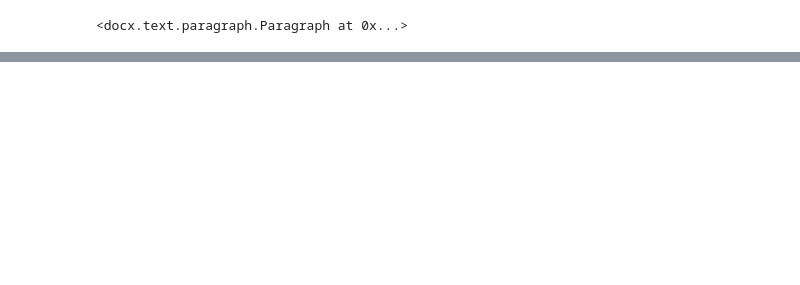
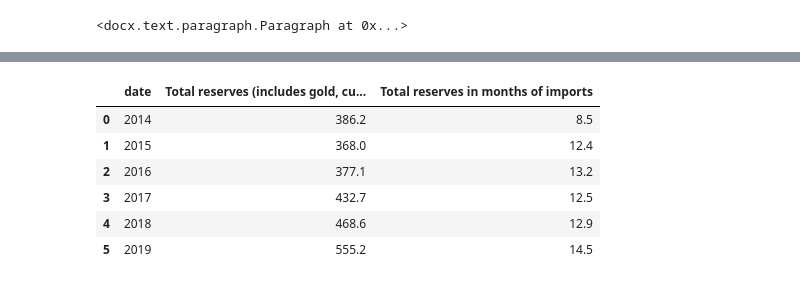
Before and after one commit to jessonpagaduan/ADO-Russia, a Jupyter notebook: RUS-ADO.ipynb, the cells around one changed output, grey strips where cells are left out. Drawn from its saved outputs; the diff is of its cells as text; code cells hidden in the pictures; blank space fills up the shorter version.

Commit message:
Add latest version of the script

```diff
--- a/RUS-ADO.ipynb
+++ b/RUS-ADO.ipynb
@@ -57,0 +357,36 @@ df_gdp
+# %%
+# Create dictionary of foreign exchange reserves indicator
+reserves = {'FI.RES.TOTL.CD': 'Total reserves (includes gold, current USD)',
+            'FI.RES.TOTL.MO': 'Total reserves in months of imports'}
+
+# Set the time period
+data_date = dt.datetime(2019, 1, 1), dt.datetime(2014, 1, 1)
+
+# Scrape the data from WB API
+df_reserves = wb.get_dataframe(indicators=reserves, country=country, data_date=data_date, source=2)
+
+# Sort dataframe according to year
+df_reserves = df_reserves.reset_index().sort_values(by='date').reset_index(drop=True)
+
+# Express reserves in terms of billions
+
+df_reserves.iloc[:, 1] = df_reserves.iloc[:, 1] / 1e9
+
+# Round values to one decimal place
+df_reserves = df_reserves.round(1)
+
+# Set placeholders
+reserves_latest = df_reserves.iat[-1, 1]
+reserves_imports_latest = df_reserves.iat[-1, 2]
+strong, weak = reserves_imports_latest >= 12, reserves_imports_latest < 12
+f_string = 'strong' if strong else 'weak'
+# %%
+df_reserves
+# %% [output]
+|  | date | Total reserves (includes gold, cu... | Total reserves in months of imports |
+| 0 | 2014 | 386.2 | 8.5 |
+| 1 | 2015 | 368.0 | 12.4 |
+| 2 | 2016 | 377.1 | 13.2 |
+| 3 | 2017 | 432.7 | 12.5 |
+| 4 | 2018 | 468.6 | 12.9 |
+| 5 | 2019 | 555.2 | 14.5 |
```
Also changed, not shown: parts of 12 cells of this notebook.
